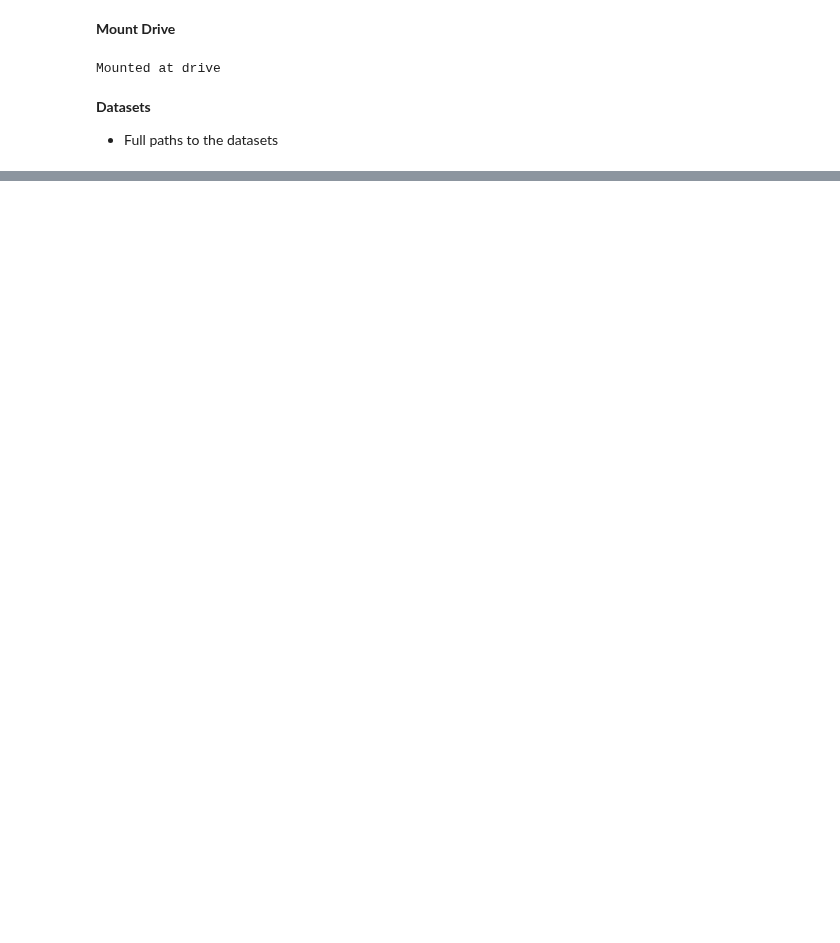
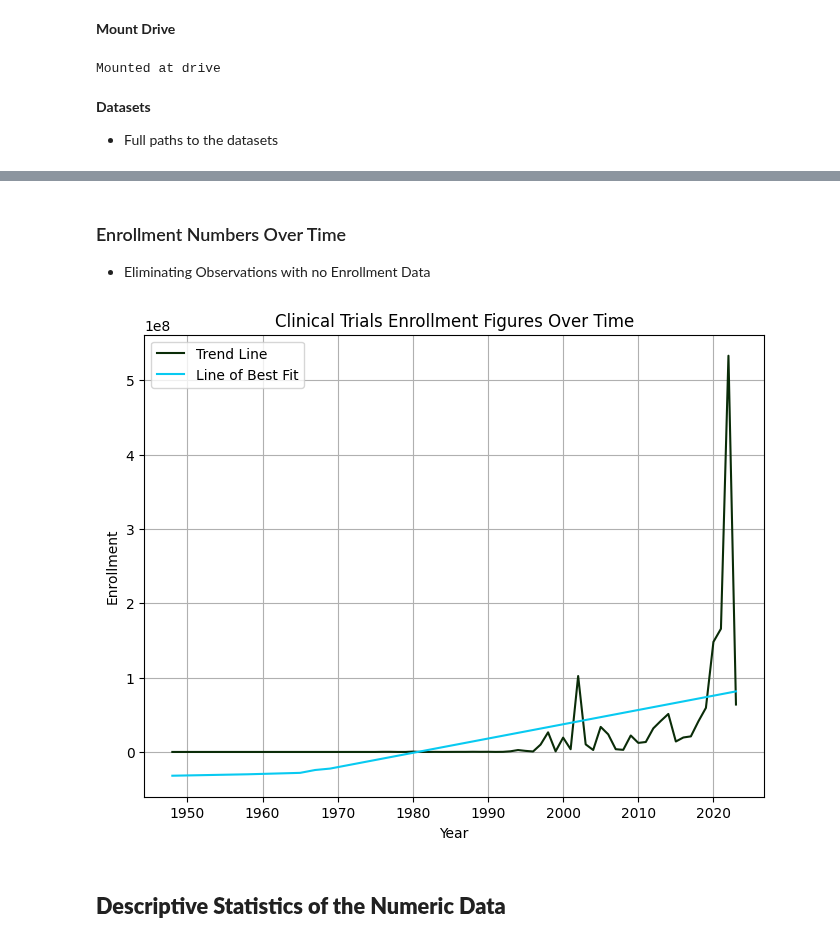
Before and after one commit to kelvin-kiplagat/Clinical-Trials-Analysis, a Jupyter notebook: DTE_Team_5_Phase_II.ipynb, the cells around one changed output, grey strips where cells are left out. Saved outputs shown, nothing was run; the diff lists cells and outputs as text; code cells hidden in the pictures; blank space fills up the shorter version.

```diff
--- a/DTE_Team_5_Phase_II.ipynb
+++ b/DTE_Team_5_Phase_II.ipynb
@@ -76,0 +151,24 @@ None
+# %% [markdown]
+### Enrollment Numbers Over Time
+- Eliminating Observations with no Enrollment Data
+# %%
+# Eliminating Observations with no Enrollment Data
+clinical_df = clinical_df.loc[clinical_df.enrollment != 0, :]
+
+# Clinical enrollment data over time
+enrollment_over_time = clinical_df.groupby('start_year').enrollment.sum()
+t = np.arange(1, enrollment_over_time.shape[0]+1, 1)
+a, b = np.polyfit(t, enrollment_over_time.tolist(), 1)
+lbf = a*t + b # Line of best fit
+enrollment_over_time.plot(kind = 'line', figsize = (8, 6), color = '#0A2C08', label = "Trend Line")
+plt.plot(enrollment_over_time.index, lbf, label = "Line of Best Fit", color = "#08CAF1")
+plt.title("Clinical Trials Enrollment Figures Over Time")
+plt.xlabel("Year")
+plt.ylabel("Enrollment")
+plt.legend()
+plt.grid()
+plt.show()
+# %% [output]
+[figure, added]
+# %% [markdown]
+## **Descriptive Statistics of the Numeric Data**
```
Also changed, not shown: parts of 28 cells of this notebook.
